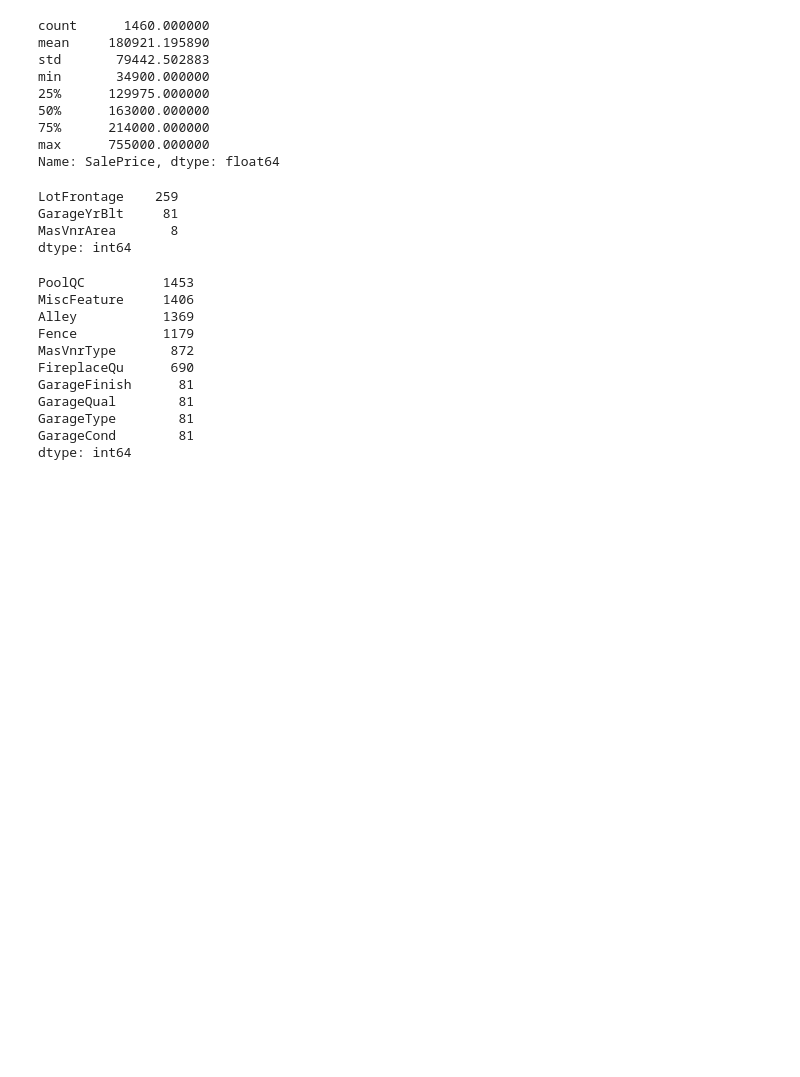
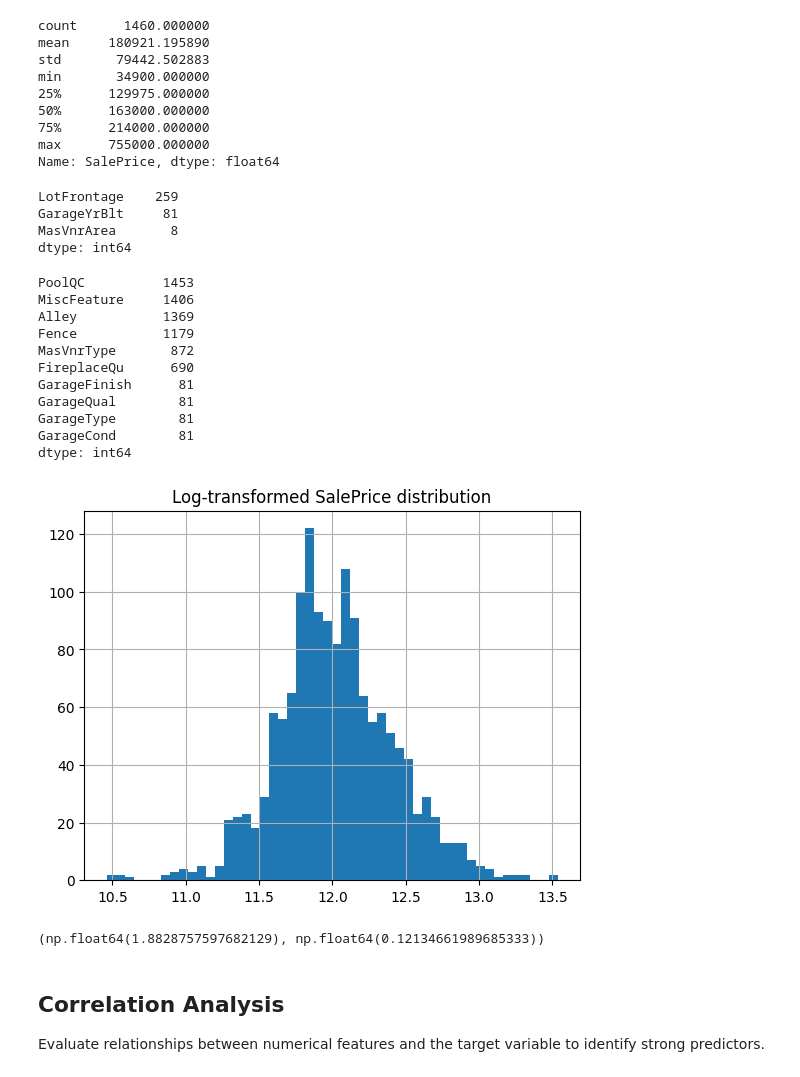
Before and after one commit to samirjena-123/House-price-prediction, a Jupyter notebook: notebooks/01_EDA.ipynb, the cells around one changed output. Cells and saved outputs as stored; diff of their text form; code cells hidden in the pictures; blank space fills up the shorter version.

Commit message:
eda: target analysis, missing values, and feature insights

```diff
--- a/notebooks/01_EDA.ipynb
+++ b/notebooks/01_EDA.ipynb
@@ -7,7 +7,7 @@ print(sys.executable)
 # %% [output]
 C:\Users\jenas\OneDrive\Desktop\House_prediction\.venv\Scripts\python.exe
 # %%
-DATA_DIR = Path(r"C:\Users\jenas\OneDrive\Desktop\House_prediction\data\raw")
+DATA_DIR = Path("../data/raw")
 
 train_df = pd.read_csv(DATA_DIR / r"train.csv")
 test_df  = pd.read_csv(DATA_DIR / r"test.csv")
@@ -112,3 +117,16 @@ GarageQual        81
 GarageType        81
 GarageCond        81
 dtype: int64
+# %%
+import numpy as np
+np.log1p(y).hist(bins=50)
+plt.title("Log-transformed SalePrice distribution")
+plt.show()
+
+y.skew(), np.log1p(y).skew()
+# %% [output]
+[figure, added]
+(np.float64(1.8828757597682129), np.float64(0.12134661989685333))
+# %% [markdown]
+## Correlation Analysis
+Evaluate relationships between numerical features and the target variable to identify strong predictors.
```
Also changed, not shown: parts of 8 cells of this notebook.
